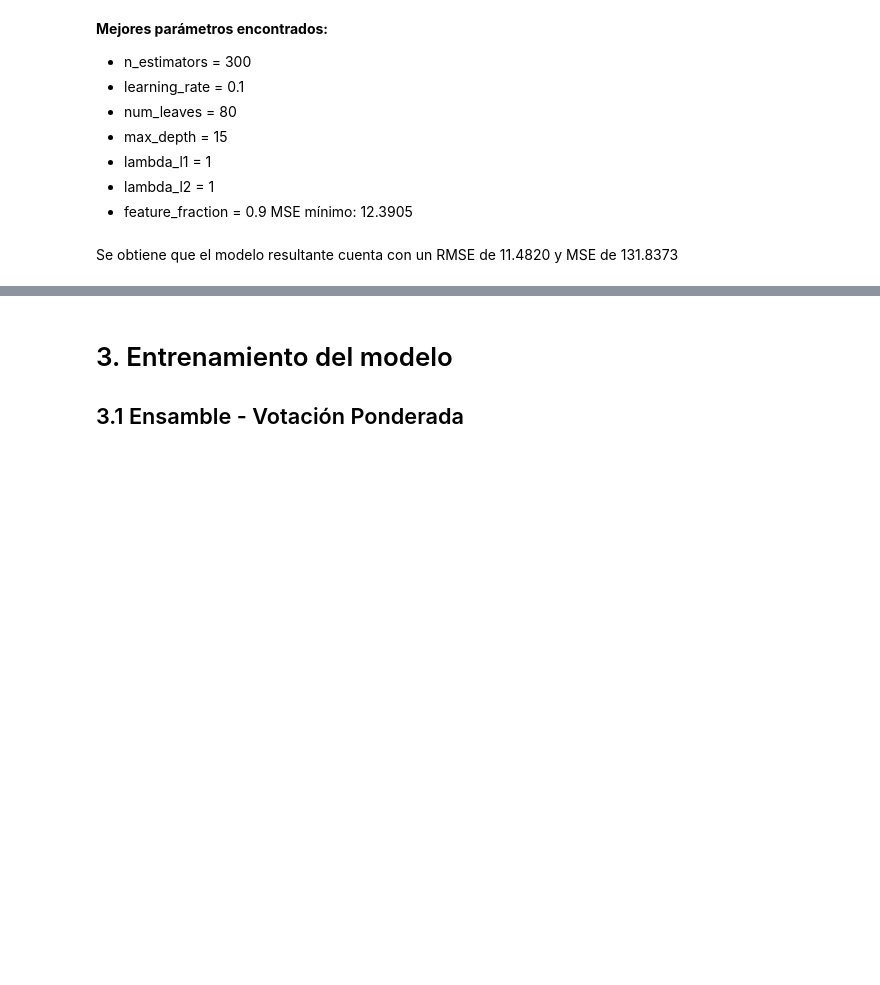
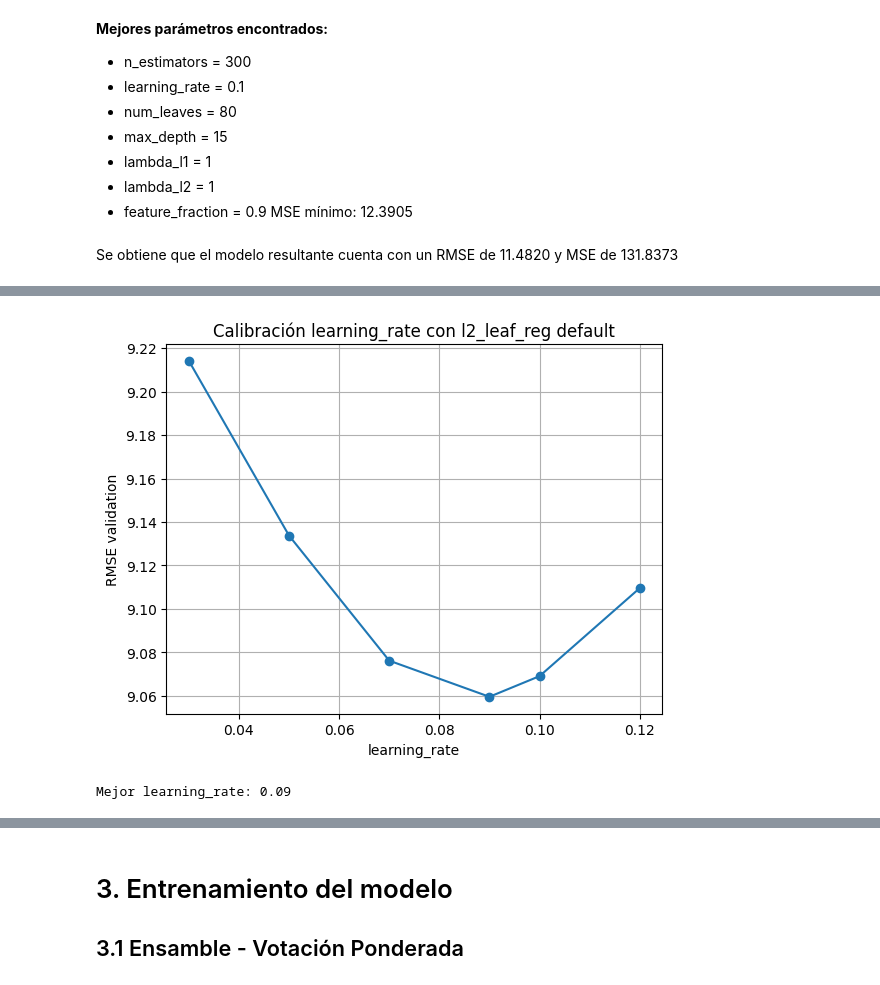
Before and after one commit to JohanManjarresMIAD/JohanManjarresMIAD-JohanManjarresMIAD-MIAD_ML_NLP_2026-Grupo_26, a Jupyter notebook: Semana 3/S3P1_proyecto1_v2.ipynb, the cells around one changed output, grey strips where cells are left out. Saved outputs shown, nothing was run; the diff lists cells and outputs as text; code cells hidden in the pictures; blank space fills up the shorter version.

```diff
--- a/Semana 3/S3P1_proyecto1_v2.ipynb
+++ b/Semana 3/S3P1_proyecto1_v2.ipynb
@@ -997,0 +1095,42 @@ Resultados:
+# %%
+learning_rate_range = [0.03, 0.05, 0.07, 0.09, 0.1, 0.12]
+
+rmse_scores_lr = []
+
+for lr in learning_rate_range:
+
+    modelo_cat = CatBoostRegressor(
+        random_state=42,
+        verbose=False,
+        loss_function='RMSE',
+        n_estimators=1500,
+        depth=8,
+        learning_rate=lr
+    )
+
+    modelo_cat.fit(
+        X_train_C,
+        y_train,
+        cat_features=cat_features_idx
+    )
+
+    y_pred = modelo_cat.predict(X_val_C)
+
+    mse = mean_squared_error(y_val, y_pred)
+    rmse = np.sqrt(mse)
+
+    rmse_scores_lr.append(rmse)
+
+plt.plot(learning_rate_range, rmse_scores_lr, marker="o")
+plt.xlabel("learning_rate")
+plt.ylabel("RMSE validation")
+plt.title("Calibración learning_rate con l2_leaf_reg default")
+plt.grid(True)
+plt.show()
+
+best_learning_rate = learning_rate_range[np.argmin(rmse_scores_lr)]
+
+print("Mejor learning_rate:", best_learning_rate)
+# %% [output]
+[figure, added]
+Mejor learning_rate: 0.09
```
Also changed, not shown: parts of 10 cells of this notebook, 5 other files.
